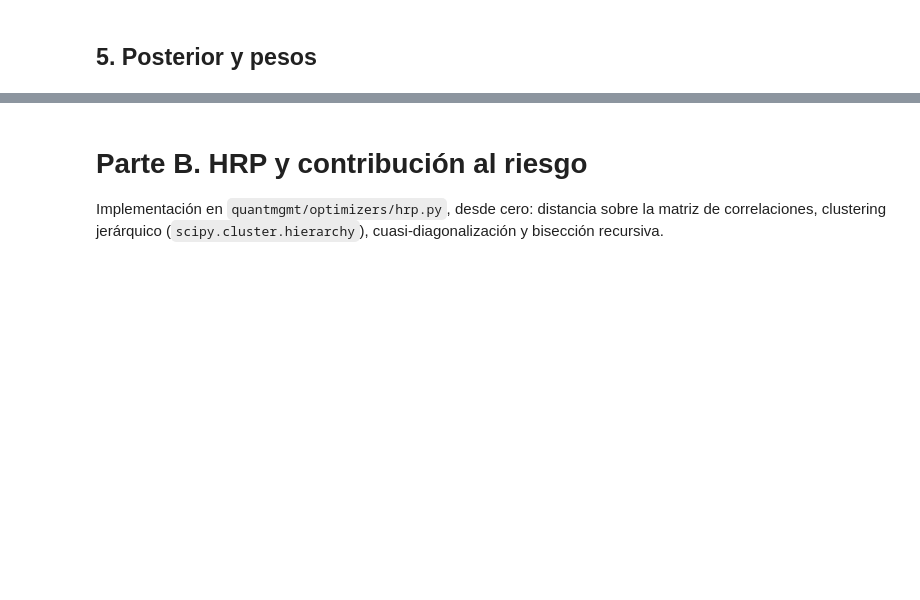
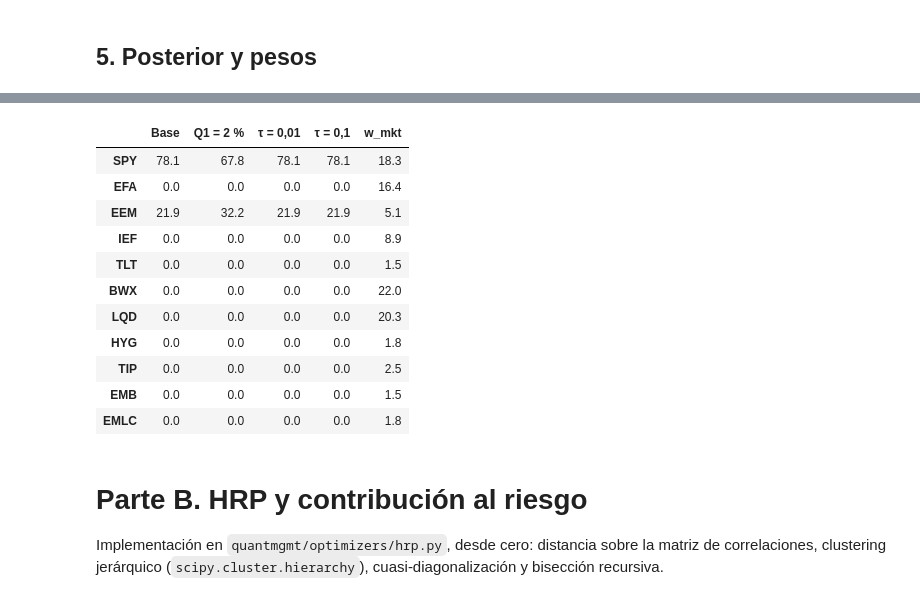
Before and after one commit to hectoorperezz/quant-management, a Jupyter notebook: notebooks/03_bl_hrp.ipynb, the cells around one changed output, grey strips where cells are left out. Drawn from its saved outputs; the diff is of its cells as text; code cells hidden in the pictures; blank space fills up the shorter version.

Commit message:
feat(p3): posterior, pesos y alternativas de Black-Litterman

```diff
--- a/notebooks/03_bl_hrp.ipynb
+++ b/notebooks/03_bl_hrp.ipynb
@@ -315,2 +370,11 @@ pd.DataFrame({"Q": Q, "Confianza": confianza, "ω": np.diag(omega), "√ω": np.
 # %% [markdown]
 ## 5. Posterior y pesos
+# %%
+from quantmgmt.optimizers.black_litterman import posterior
+
+mu_bl, sigma_bl = posterior(pi, sigma, P, Q, omega, tau)
+
+# Rentabilidad esperada: equilibrio frente a posterior
+rent_esp = pd.DataFrame({"Π (%)": pi * 100, "μ_BL (%)": mu_bl * 100})
+rent_esp["Cambio (pp)"] = rent_esp["μ_BL (%)"] - rent_esp["Π (%)"]
+rent_esp.round(2)
@@ -316,0 +394,11 @@ pd.DataFrame({"Q": Q, "Confianza": confianza, "ω": np.diag(omega), "√ω": np.
+# %%
+# Máximo Sharpe con el módulo de la Práctica 2, solo largos como pide el mandato
+w_bl = max_sharpe(mu_bl, sigma_bl)
+
+# Solución sin restricciones, w = (δ Σ_BL)⁻¹ μ_BL, para separar el efecto de las visiones del de la restricción
+w_libre = pd.Series(np.linalg.solve(delta * sigma_bl.to_numpy(), mu_bl.to_numpy()), index=sigma.index)
+
+pesos = pd.DataFrame({"w_mkt (%)": w_mkt * 100, "w_BL (%)": w_bl * 100, "Sin restricciones (%)": w_libre * 100})
+pesos["Cambio w_BL (pp)"] = pesos["w_BL (%)"] - pesos["w_mkt (%)"]
+print(f"Suma de pesos sin restricciones: {w_libre.sum():.1%}")
+pesos.round(1)
@@ -317,3 +419,34 @@ pd.DataFrame({"Q": Q, "Confianza": confianza, "ω": np.diag(omega), "√ω": np.
+# %%
+# Qué habría pasado con otras decisiones: Q1 = 2 % en lugar de 4 %, y τ = 0,01 o 0,1 en lugar de 0,05
+def pesos_bl(q, t):
+    om = pd.DataFrame(np.diag(np.diag(P @ (t * sigma) @ P.T) * factor), index=P.index, columns=P.index)
+    mu, sig = posterior(pi, sigma, P, q, om, t)
+    return max_sharpe(mu, sig)
+
+Q_alt = Q.copy()
+Q_alt["V1"] = 0.02
+
+alternativas = pd.DataFrame({
+    "Base": w_bl,
+    "Q1 = 2 %": pesos_bl(Q_alt, tau),
+    "τ = 0,01": pesos_bl(Q, 0.01),
+    "τ = 0,1": pesos_bl(Q, 0.1),
+    "w_mkt": w_mkt,
+}) * 100
+alternativas.round(1)
+# %% [output]
+|  | Base | Q1 = 2 % | τ = 0,01 | τ = 0,1 | w_mkt |
+| SPY | 78.1 | 67.8 | 78.1 | 78.1 | 18.3 |
+| EFA | 0.0 | 0.0 | 0.0 | 0.0 | 16.4 |
+| EEM | 21.9 | 32.2 | 21.9 | 21.9 | 5.1 |
+| IEF | 0.0 | 0.0 | 0.0 | 0.0 | 8.9 |
+| TLT | 0.0 | 0.0 | 0.0 | 0.0 | 1.5 |
+| BWX | 0.0 | 0.0 | 0.0 | 0.0 | 22.0 |
+| LQD | 0.0 | 0.0 | 0.0 | 0.0 | 20.3 |
+| HYG | 0.0 | 0.0 | 0.0 | 0.0 | 1.8 |
+| TIP | 0.0 | 0.0 | 0.0 | 0.0 | 2.5 |
+| EMB | 0.0 | 0.0 | 0.0 | 0.0 | 1.5 |
+| EMLC | 0.0 | 0.0 | 0.0 | 0.0 | 1.8 |
 # %% [markdown]
 # Parte B. HRP y contribución al riesgo
 
```
Also changed, not shown: parts of 7 cells of this notebook.
